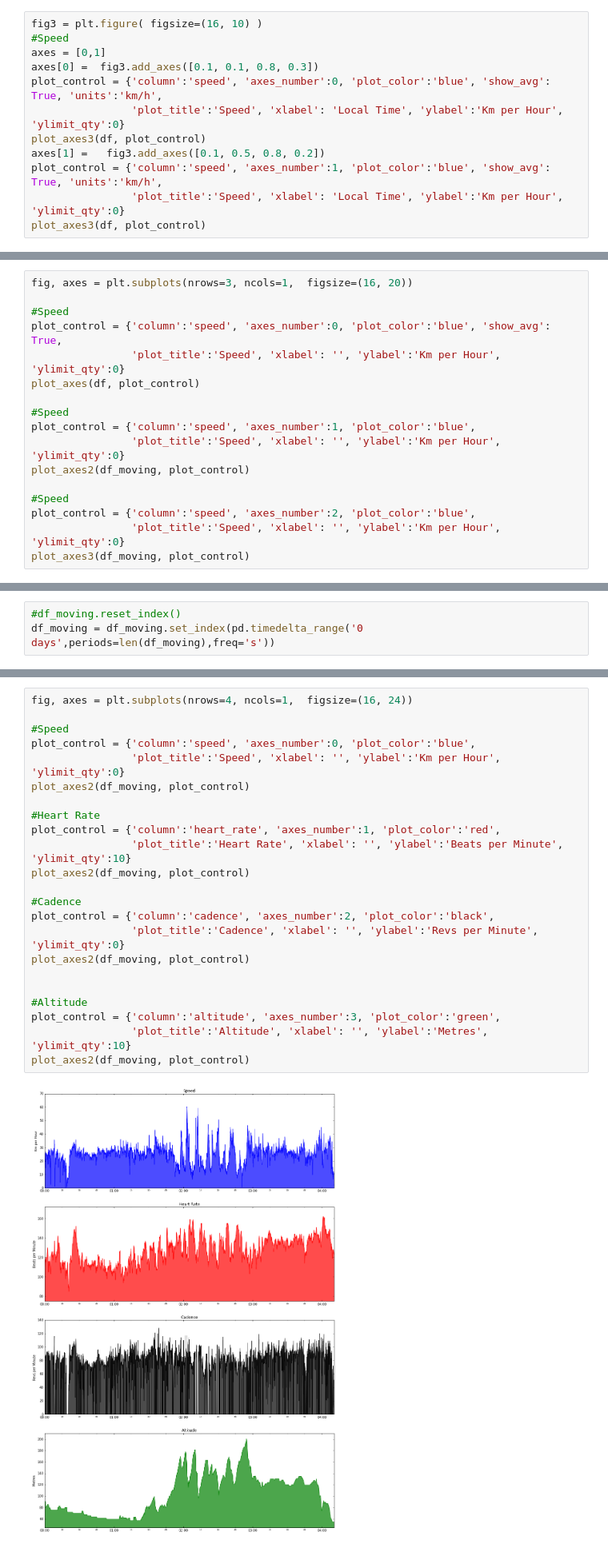
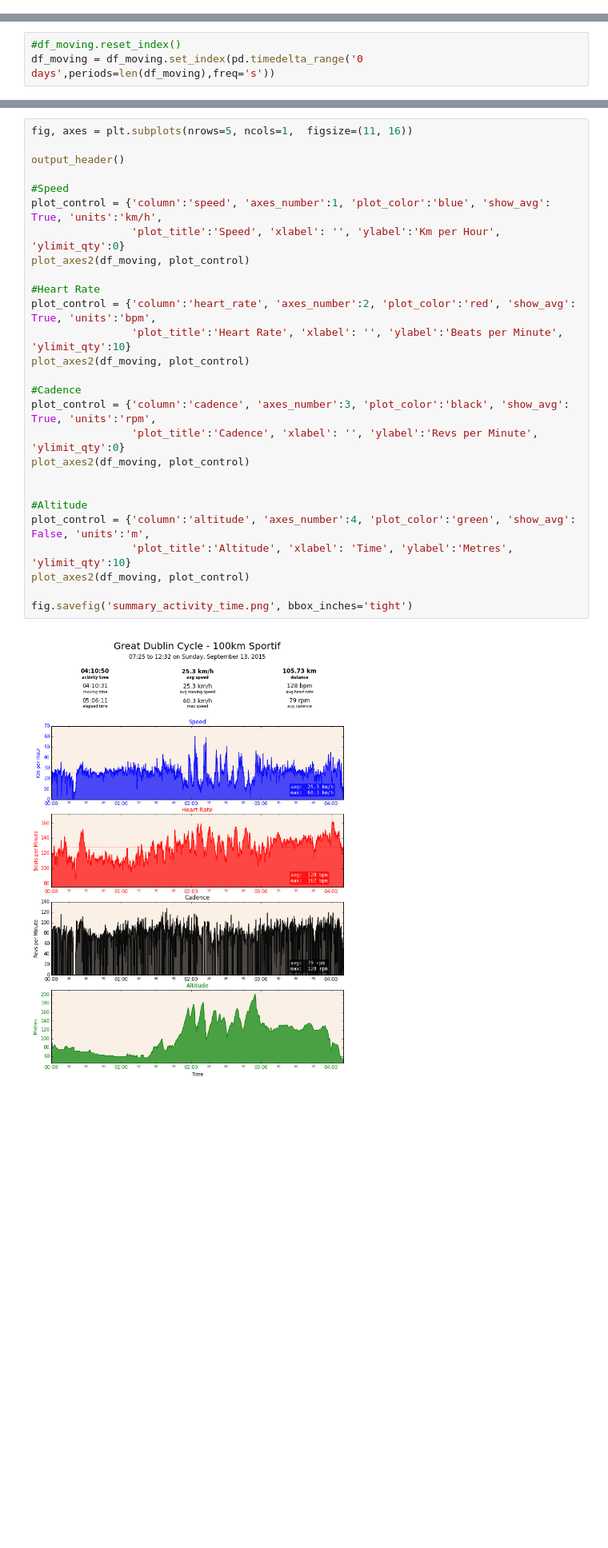
Before and after one commit to patclaffey/docker_jupyter, a Jupyter notebook: notebooks/Summary.ipynb, the cells around one changed output, grey strips where cells are left out. Shown at 80% size. Cells and saved outputs as stored; diff of their text form; blank space fills up the shorter version.

Commit message:
updates to summary notebook and blog@ git status

```diff
--- a/notebooks/Summary.ipynb
+++ b/notebooks/Summary.ipynb
@@ -24,12 +0,0 @@ AttributeError: 'Axes' object has no attribute 'rowNum'
-# %%
-fig3 = plt.figure( figsize=(16, 10) )
-#Speed
-axes = [0,1]
-axes[0] =  fig3.add_axes([0.1, 0.1, 0.8, 0.3])
-plot_control = {'column':'speed', 'axes_number':0, 'plot_color':'blue', 'show_avg': True, 'units':'km/h',
-                'plot_title':'Speed', 'xlabel': 'Local Time', 'ylabel':'Km per Hour', 'ylimit_qty':0}
-plot_axes3(df, plot_control)
-axes[1] =   fig3.add_axes([0.1, 0.5, 0.8, 0.2])
-plot_control = {'column':'speed', 'axes_number':1, 'plot_color':'blue', 'show_avg': True, 'units':'km/h',
-                'plot_title':'Speed', 'xlabel': 'Local Time', 'ylabel':'Km per Hour', 'ylimit_qty':0}
-plot_axes3(df, plot_control)
@@ -115,17 +0,0 @@ psycopg2: None
-# %%
-fig, axes = plt.subplots(nrows=3, ncols=1,  figsize=(16, 20))
-
-#Speed
-plot_control = {'column':'speed', 'axes_number':0, 'plot_color':'blue', 'show_avg': True,
-                'plot_title':'Speed', 'xlabel': '', 'ylabel':'Km per Hour', 'ylimit_qty':0}
-plot_axes(df, plot_control)
-
-#Speed
-plot_control = {'column':'speed', 'axes_number':1, 'plot_color':'blue',
-                'plot_title':'Speed', 'xlabel': '', 'ylabel':'Km per Hour', 'ylimit_qty':0}
-plot_axes2(df_moving, plot_control)
-
-#Speed
-plot_control = {'column':'speed', 'axes_number':2, 'plot_color':'blue',
-                'plot_title':'Speed', 'xlabel': '', 'ylabel':'Km per Hour', 'ylimit_qty':0}
-plot_axes3(df_moving, plot_control)
@@ -545,28 +633,32 @@ def plot_axes2( df, plot_control ):
 # %%
-fig, axes = plt.subplots(nrows=4, ncols=1,  figsize=(16, 24))
+fig, axes = plt.subplots(nrows=5, ncols=1,  figsize=(11, 16))
+
+output_header()
 
 #Speed
-plot_control = {'column':'speed', 'axes_number':0, 'plot_color':'blue',
+plot_control = {'column':'speed', 'axes_number':1, 'plot_color':'blue', 'show_avg': True, 'units':'km/h',
                 'plot_title':'Speed', 'xlabel': '', 'ylabel':'Km per Hour', 'ylimit_qty':0}
 plot_axes2(df_moving, plot_control)
 
 #Heart Rate
-plot_control = {'column':'heart_rate', 'axes_number':1, 'plot_color':'red',
+plot_control = {'column':'heart_rate', 'axes_number':2, 'plot_color':'red', 'show_avg': True, 'units':'bpm',
                 'plot_title':'Heart Rate', 'xlabel': '', 'ylabel':'Beats per Minute', 'ylimit_qty':10}
 plot_axes2(df_moving, plot_control)
 
 #Cadence
-plot_control = {'column':'cadence', 'axes_number':2, 'plot_color':'black',
+plot_control = {'column':'cadence', 'axes_number':3, 'plot_color':'black', 'show_avg': True, 'units':'rpm',
                 'plot_title':'Cadence', 'xlabel': '', 'ylabel':'Revs per Minute', 'ylimit_qty':0}
 plot_axes2(df_moving, plot_control)
 
 
 #Altitude
-plot_control = {'column':'altitude', 'axes_number':3, 'plot_color':'green',
-                'plot_title':'Altitude', 'xlabel': '', 'ylabel':'Metres', 'ylimit_qty':10}
+plot_control = {'column':'altitude', 'axes_number':4, 'plot_color':'green', 'show_avg': False, 'units':'m',
+                'plot_title':'Altitude', 'xlabel': 'Time', 'ylabel':'Metres', 'ylimit_qty':10}
 plot_axes2(df_moving, plot_control)
+
+fig.savefig('summary_activity_time.png', bbox_inches='tight')
 # %% [output]
-[figure, old version]
+[figure, new version]
 # %%
 x = [123, 789, 1111, 1988, 2111, 2888]
 for num in x:
```
Also changed, not shown: parts of 25 cells of this notebook, 6 other files.
